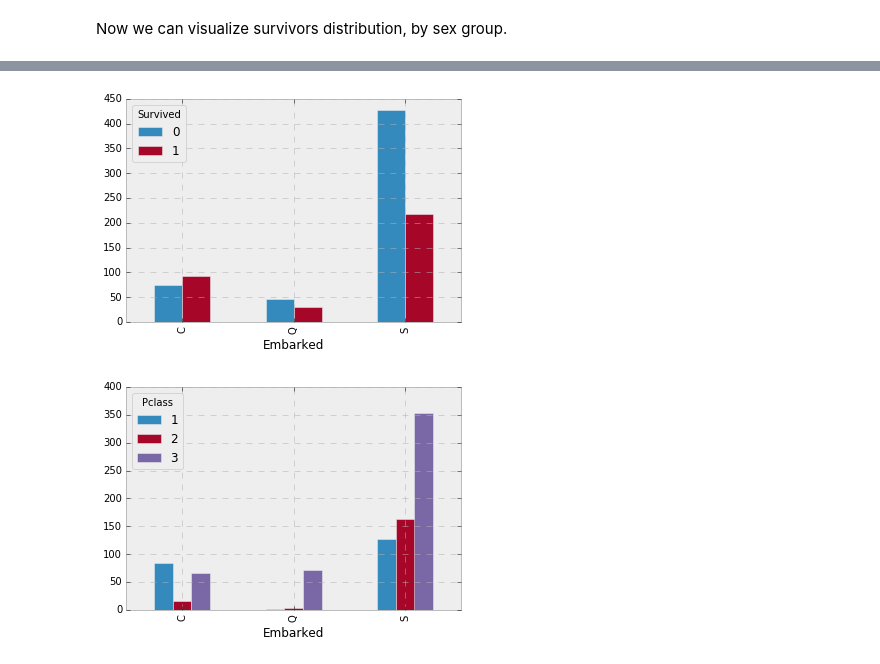
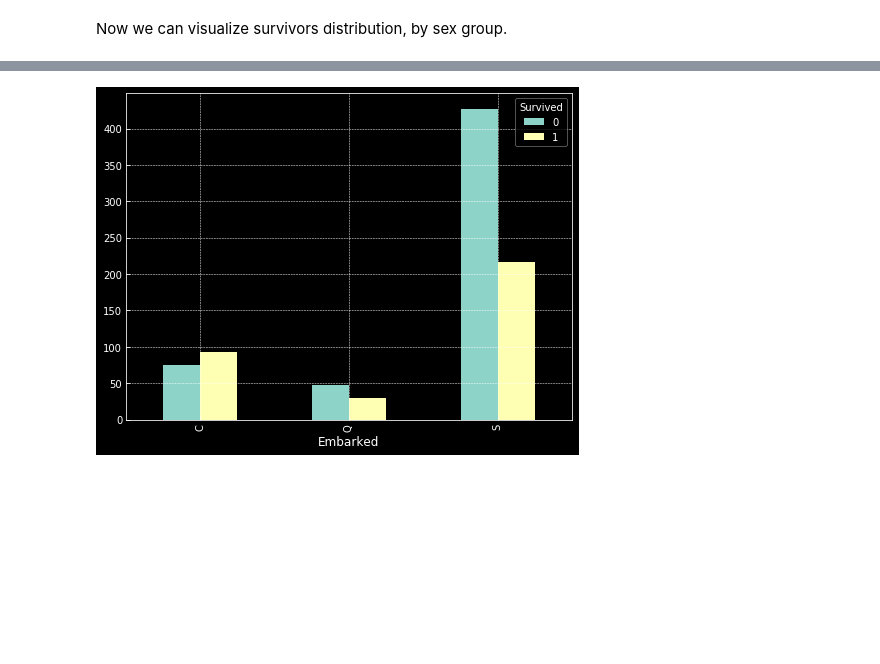
Before and after one commit to naomifridman/learn_python_pandas, a Jupyter notebook: pandas_groupby_titanic.ipynb, the cells around one changed output, grey strips where cells are left out. Saved outputs shown, nothing was run; the diff lists cells and outputs as text; code cells hidden in the pictures; blank space fills up the shorter version.

```diff
--- a/pandas_groupby_titanic.ipynb
+++ b/pandas_groupby_titanic.ipynb
@@ -31,7 +31,7 @@ import os
 import matplotlib.pyplot as plt
 %matplotlib inline
 import numpy as np
-plt.style.use('bmh')
+plt.style.use('dark_background')
 from sklearn.preprocessing import StandardScaler
 import pandas as pd
 import seaborn as sns
@@ -47,7 +47,7 @@ Read only the following features:
 *	Fare: Passenger fare
 *	Embarked: Port of embarkation (C = Cherbourg; Q = Queenstown; S = Southampton)
 # %%
-cols = ['Survived','Pclass','Sex','Age','SibSp','Parch','Fare','Embarked']
+cols = ['Survived','Pclass','Sex','Age','SibSp','Embarked']
 df= pd.read_csv('data.csv',usecols = cols)
 df.head()
 # %% [output]
@@ -234,8 +239,5 @@ df.groupby(['Sex', 'Survived'] )['Survived'].count().unstack(1).plot.bar();
 # %%
-df.groupby(['Embarked', 'Survived'] )['Survived'].count().unstack(1).plot.bar();
+
+df.groupby(['Embarked', 'Survived'] )['Survived'].count().unstack(1).plot.bar(figsize=(8, 6));
 # %% [output]
-[figure, old version]
+[figure, new version]
-# %%
-df.groupby(['Embarked', 'Pclass'] )['Pclass'].count().unstack(1).plot.bar();
-# %% [output]
-[figure, removed]
```
Also changed, not shown: parts of 19 cells of this notebook.
